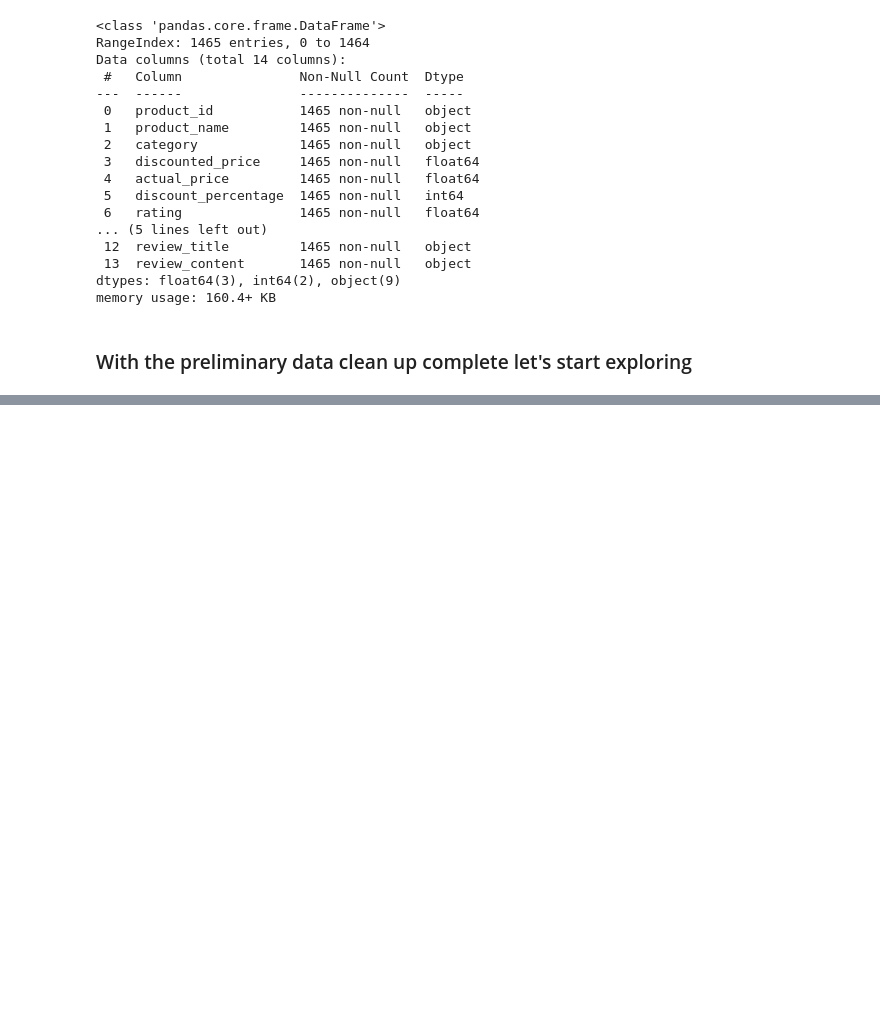
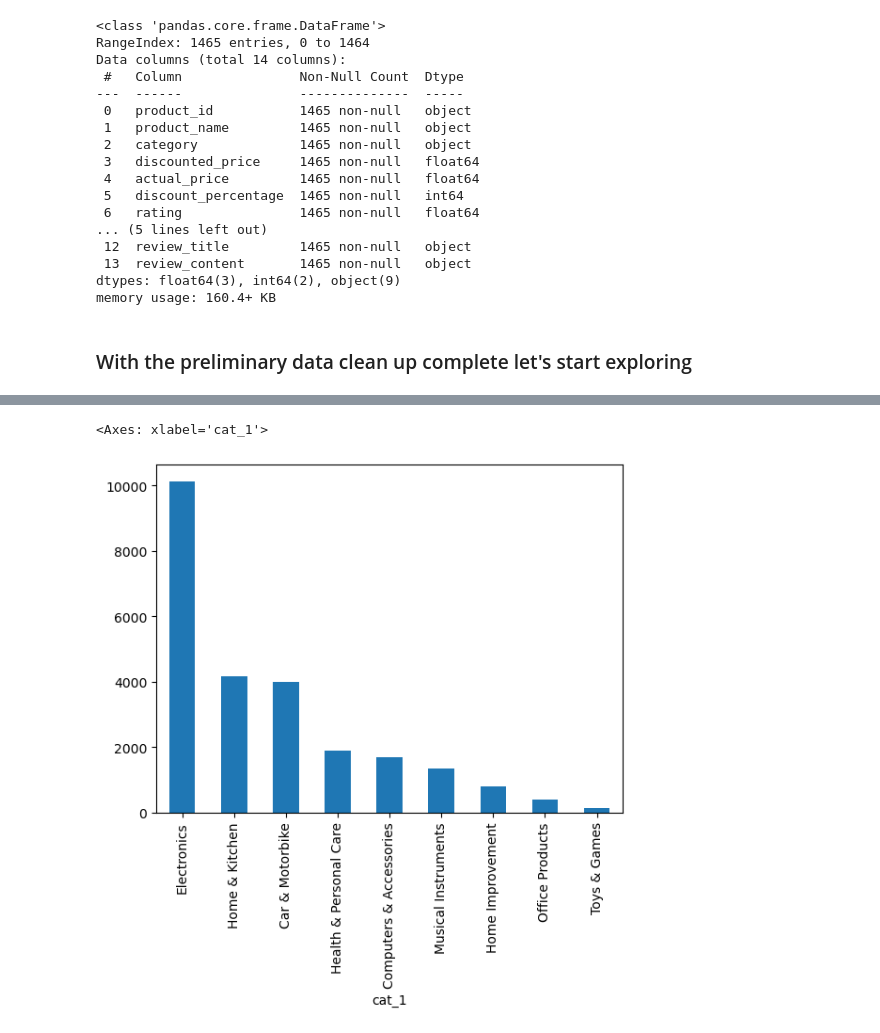
Before and after one commit to DomH-dev/Retail-Transactions-Analysis, a Jupyter notebook: retail.ipynb, the cells around one changed output, grey strips where cells are left out. Saved outputs shown, nothing was run; the diff lists cells and outputs as text; code cells hidden in the pictures; blank space fills up the shorter version.

Commit message:
Add cleaned category columns for analysis
- Split them into Main and Sub categories

```diff
--- a/retail.ipynb
+++ b/retail.ipynb
@@ -125,0 +192,2 @@ df.describe()
+# %%
+categories.drop([2,3,4,5,6], axis=1, inplace=True)
@@ -125,0 +203,2 @@ df.describe()
+# %%
+df = pd.concat([df.drop('category',axis=1), categories], axis=1)
@@ -125,0 +225,19 @@ df.describe()
+# %%
+for col in ['cat_1', 'cat_2']:
+    df[col] = df[col].apply(lambda x: x.replace(',', ', ').replace('&', ' & '))
+
+# Function to add space before uppercase letters only if preceded by an alphanumeric character
+def add_space_before_uppercase(s):
+    return re.sub(r'(?<=[0-9a-z])(?=[A-Z])', ' ', s)
+
+# Apply the function to the 'cat_1' and 'cat_2' columns
+df['cat_1'] = df['cat_1'].apply(add_space_before_uppercase)
+df['cat_2'] = df['cat_2'].apply(add_space_before_uppercase)
+# %%
+group1 = df.groupby('cat_1')
+group2 = df.groupby('cat_2')
+# %%
+group1['actual_price'].mean().sort_values(ascending=False).plot.bar()
+# %% [output]
+<Axes: xlabel='cat_1'>
+[figure, added]
```
Also changed, not shown: parts of 24 cells of this notebook.
